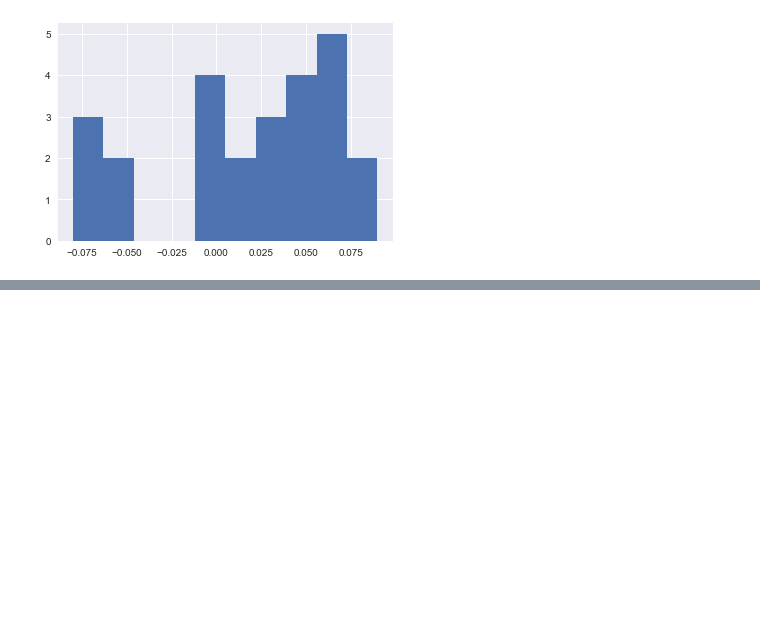
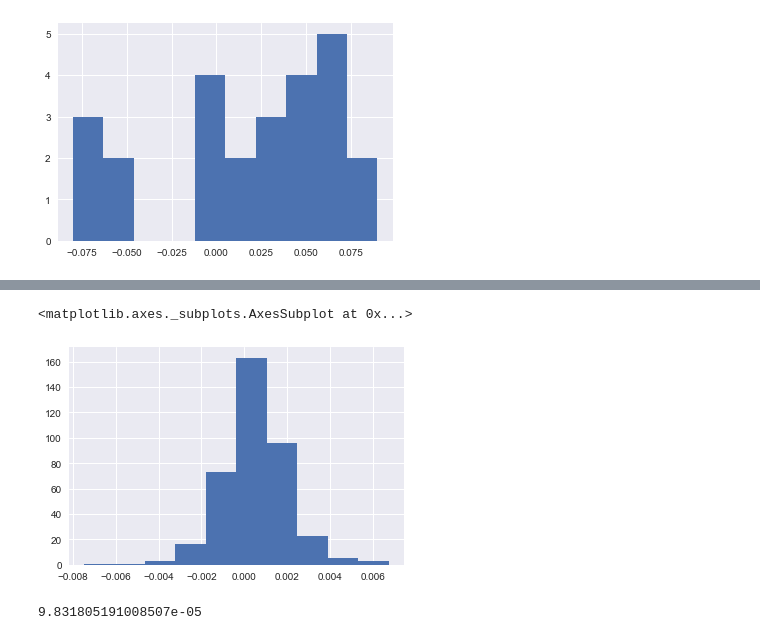
Before and after one commit to kamiseko/factor-test, a Jupyter notebook: research_paper_backtest.ipynb, the cells around one changed output, grey strips where cells are left out. Drawn from its saved outputs; the diff is of its cells as text; code cells hidden in the pictures; blank space fills up the shorter version.

```diff
--- a/research_paper_backtest.ipynb
+++ b/research_paper_backtest.ipynb
@@ -585,0 +854,27 @@ class BarData(object):
+# %%
+dataIndice = data.loc[startTimeSurge:endTimeSurge]
+indexby5MIN = filter(lambda x : x.minute % 5 ==0, dataIndice.index)
+
+# modify data by customized method
+#dataIndice = data.loc[startTime:]
+resultList = []
+for index, time in enumerate(indexby5MIN):
+    if index < len(indexby5MIN) - 1:
+        tempdata = dataIndice.loc[time:indexby5MIN [index+1]].iloc[:-1]
+        resultdict = {}
+        resultdict['Open'] = tempdata['Open'].values[0]
+        resultdict['High'] = tempdata['High'].max()
+        resultdict['Low'] = tempdata['Low'].min()
+        resultdict['Close'] = tempdata['Close'].values[-1]
+        resultdict['TotalVolume'] = tempdata['TotalVolume'].sum()
+        resultdict['OpenInterest'] = tempdata['OpenInterest'].values[-1]
+        resultdict['OpenRatio'] = tempdata['OpenRatio'].values[-1]
+        resultdict['OpenRatioModi'] = (np.sqrt(tempdata['TotalVolume']) * tempdata['OpenRatio'] / \
+                                       (np.sqrt(tempdata['TotalVolume']).sum())).mean()
+        resultdict['time'] = time
+        resultList.append(resultdict)
+df = pd.DataFrame(resultList,columns = ['Open','High','Low','Close','TotalVolume','OpenInterest','OpenRatio','time','OpenRatioModi'])
+
+dataClean = df.set_index('time')
+dataClean['pnl'] = dataClean['Close'].pct_change()
+dataClean['nextpnl'] = dataClean['pnl'].shift(1)
@@ -585,0 +893,9 @@ class BarData(object):
+# %%
+dataClean[dataClean['OpenRatioModi'] > 0.023]['nextpnl'].hist()
+# %% [output]
+<matplotlib.axes._subplots.AxesSubplot at 0x...>
+[figure, added]
+# %%
+dataClean['pnl'].mean()
+# %% [output]
+9.831805191008507e-05
```
Also changed, not shown: parts of 79 cells of this notebook.
